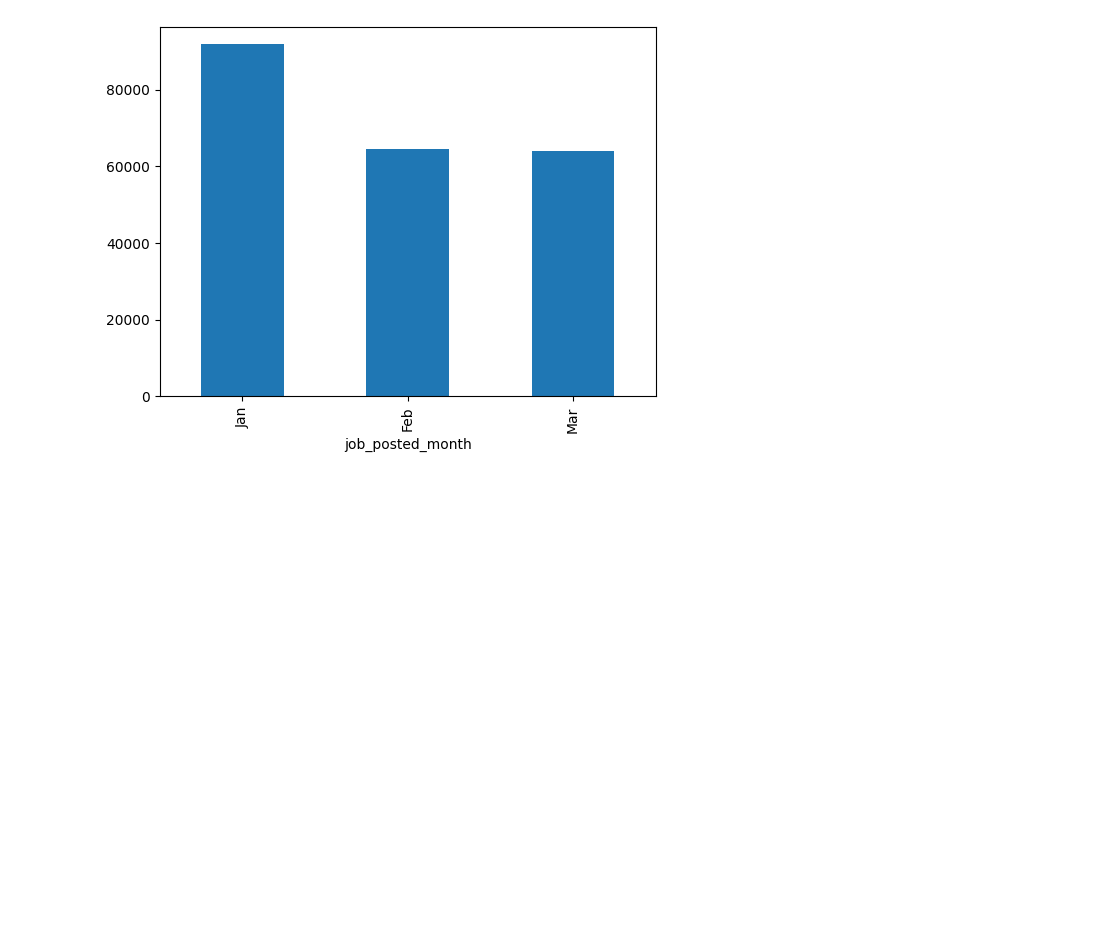
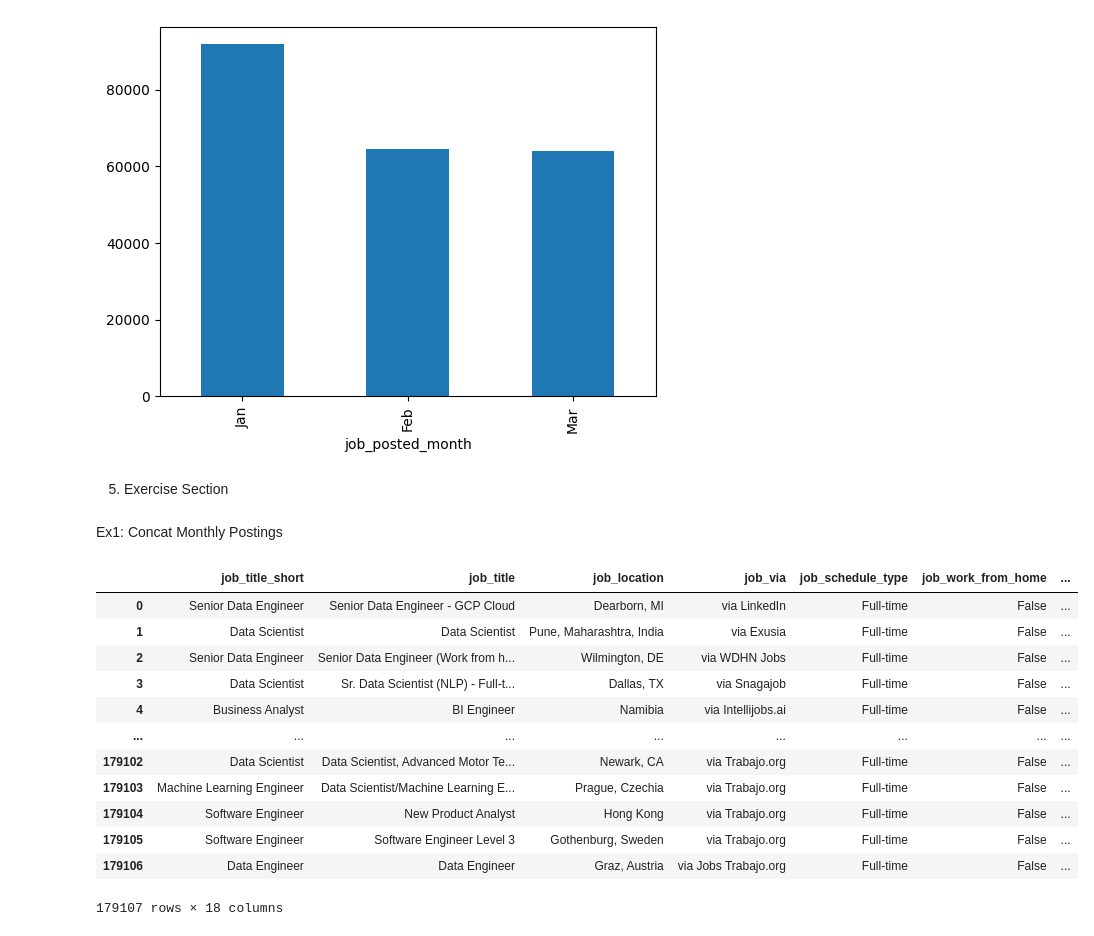
Before and after one commit to TannerPham/Python-For-Data-Analytics_Capstone-Project, a Jupyter notebook: 03. Pandas Advanced/03.08. PandasConcatDF.ipynb, the cells around one changed output. Saved outputs shown, nothing was run; the diff lists cells and outputs as text; code cells hidden in the pictures; blank space fills up the shorter version.

```diff
--- a/03. Pandas Advanced/03.08. PandasConcatDF.ipynb
+++ b/03. Pandas Advanced/03.08. PandasConcatDF.ipynb
@@ -145,3 +145,33 @@ df_q1['job_posted_month'].value_counts().plot(kind='bar')
 # %% [output]
 <Axes: xlabel='job_posted_month'>
 [figure]
+# %% [markdown]
+5. Exercise Section
+# %% [markdown]
+Ex1: Concat Monthly Postings
+# %%
+df1 = df.copy()
+
+df1['job_posted_month'] = df1['job_posted_date'].dt.strftime('%b')
+
+month_names = df1['job_posted_month'].unique()
+
+dict_months = {month: df1[df1['job_posted_month'] == month] for month in month_names}
+
+df_q2 = [dict_months['Mar'],dict_months['Apr'],dict_months['May']]
+
+pd.concat(df_q2,ignore_index=True) # index = True is equal to regenerating new index column for the concat table
+# %% [output]
+|  | job_title_short | job_title | job_location | job_via | job_schedule_type | job_work_from_home | ... |
+| 0 | Senior Data Engineer | Senior Data Engineer - GCP Cloud | Dearborn, MI | via LinkedIn | Full-time | False | ... |
+| 1 | Data Scientist | Data Scientist | Pune, Maharashtra, India | via Exusia | Full-time | False | ... |
+| 2 | Senior Data Engineer | Senior Data Engineer (Work from h... | Wilmington, DE | via WDHN Jobs | Full-time | False | ... |
+| 3 | Data Scientist | Sr. Data Scientist (NLP) - Full-t... | Dallas, TX | via Snagajob | Full-time | False | ... |
+| 4 | Business Analyst | BI Engineer | Namibia | via Intellijobs.ai | Full-time | False | ... |
+| ... | ... | ... | ... | ... | ... | ... | ... |
+| 179102 | Data Scientist | Data Scientist, Advanced Motor Te... | Newark, CA | via Trabajo.org | Full-time | False | ... |
+| 179103 | Machine Learning Engineer | Data Scientist/Machine Learning E... | Prague, Czechia | via Trabajo.org | Full-time | False | ... |
+| 179104 | Software Engineer | New Product Analyst | Hong Kong | via Trabajo.org | Full-time | False | ... |
+| 179105 | Software Engineer | Software Engineer Level 3 | Gothenburg, Sweden | via Trabajo.org | Full-time | False | ... |
+| 179106 | Data Engineer | Data Engineer | Graz, Austria | via Jobs Trabajo.org | Full-time | False | ... |
+179107 rows × 18 columns
```
Also changed, not shown: parts of 4 cells of this notebook, 11 other files.
